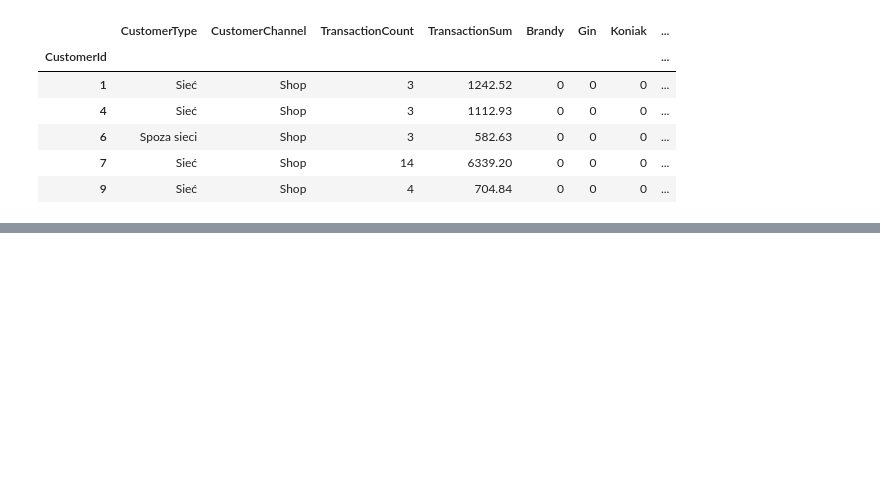
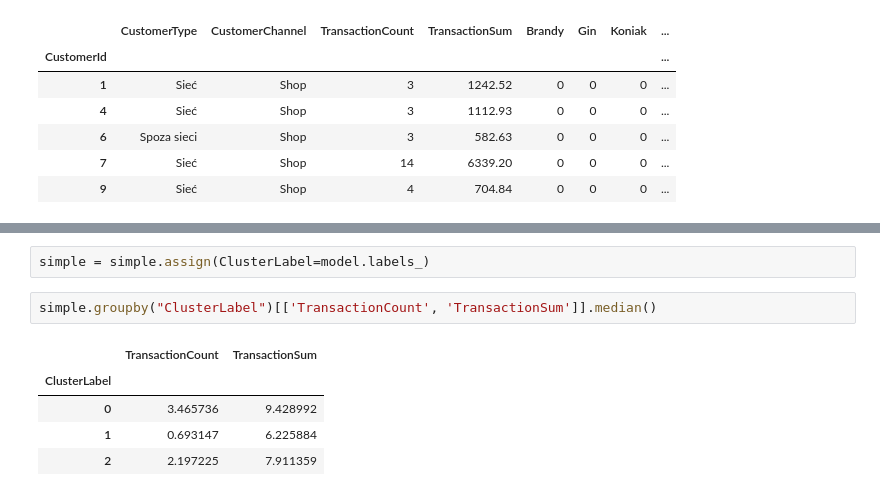
Before and after one commit to zuzg/customer-analysis, a Jupyter notebook: segmentation.ipynb, the cells around one changed output, grey strips where cells are left out. Cells and saved outputs as stored; diff of their text form; blank space fills up the shorter version.

```diff
--- a/segmentation.ipynb
+++ b/segmentation.ipynb
@@ -64,0 +100,10 @@ aggregated.head()
+# %%
+simple = simple.assign(ClusterLabel=model.labels_)
+# %%
+simple.groupby("ClusterLabel")[['TransactionCount', 'TransactionSum']].median()
+# %% [output]
+|  | TransactionCount | TransactionSum |
+| ClusterLabel |  |  |
+| 0 | 3.465736 | 9.428992 |
+| 1 | 0.693147 | 6.225884 |
+| 2 | 2.197225 | 7.911359 |
```
Also changed, not shown: parts of 11 cells of this notebook.
